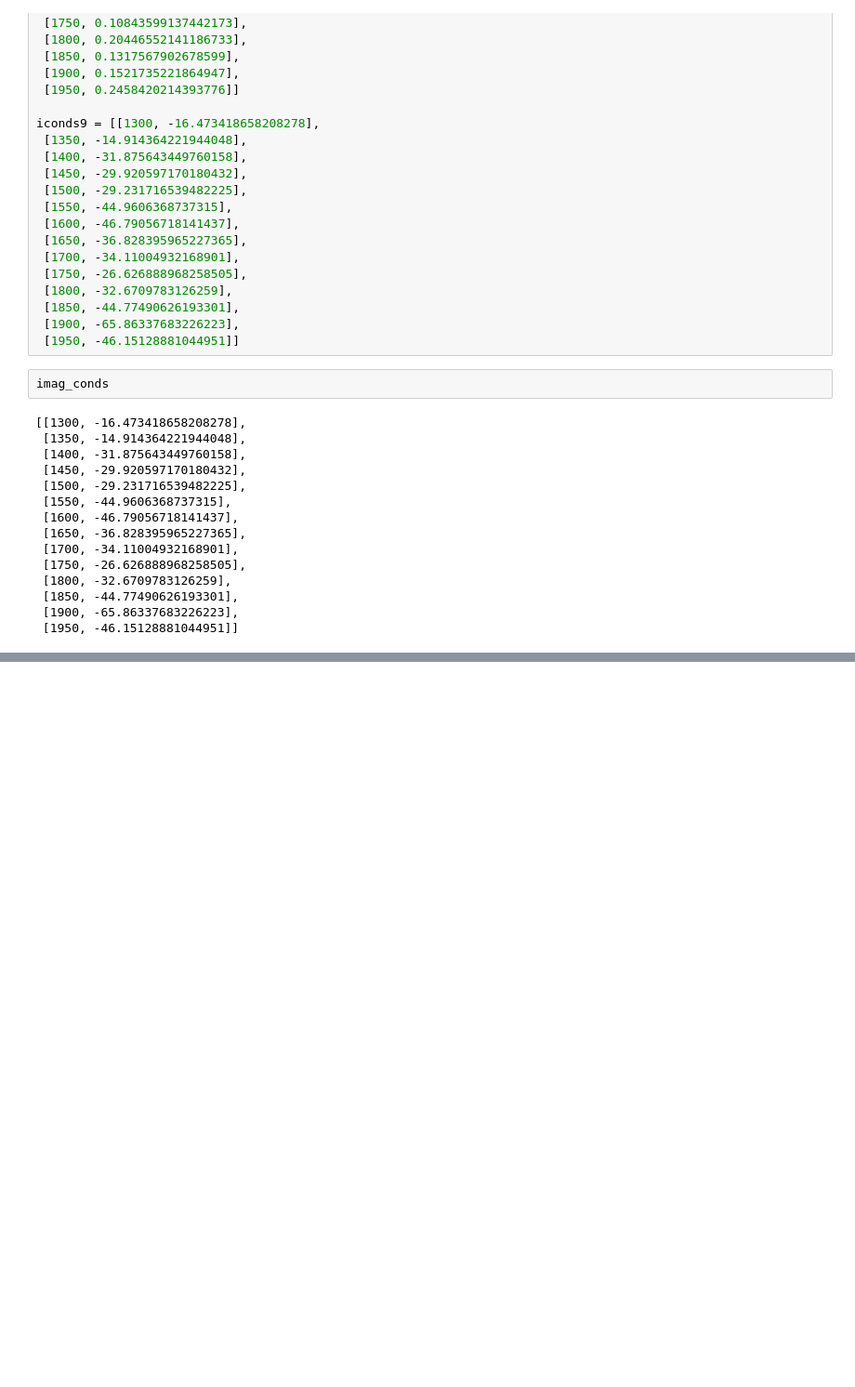
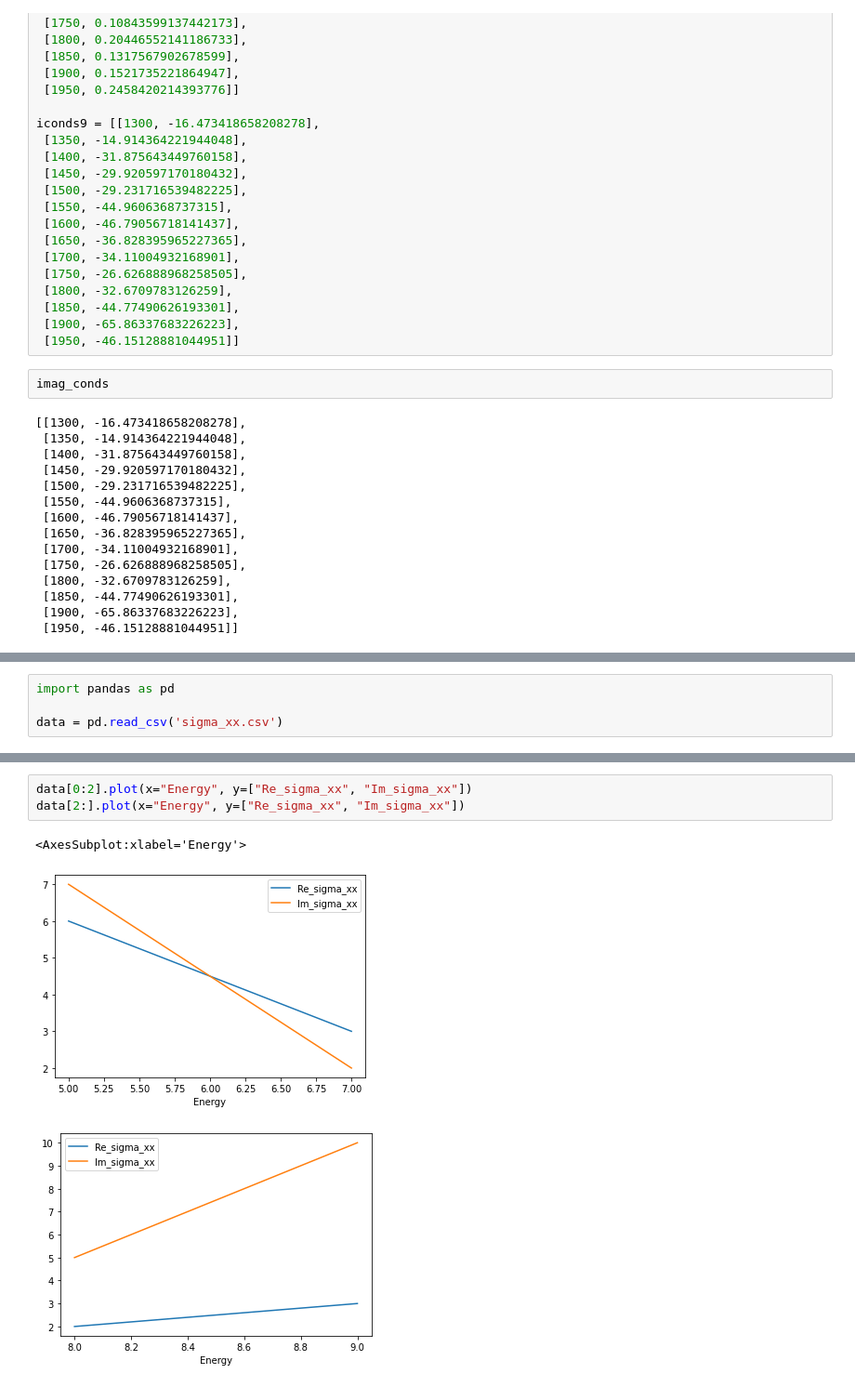
Before and after one commit to begichev/OpticalConstantsTBG, a Jupyter notebook: TbgSigma.ipynb, the cells around one changed output, grey strips where cells are left out. Shown: that part at 93% size. Saved outputs shown, nothing was run; the diff lists cells and outputs as text; blank space fills up the shorter version.

```diff
--- a/TbgSigma.ipynb
+++ b/TbgSigma.ipynb
@@ -371,0 +521,4 @@ imag_conds
+# %%
+import pandas as pd
+
+data = pd.read_csv('sigma_xx.csv')
@@ -371,0 +549,7 @@ imag_conds
+# %%
+data[0:2].plot(x="Energy", y=["Re_sigma_xx", "Im_sigma_xx"])
+data[2:].plot(x="Energy", y=["Re_sigma_xx", "Im_sigma_xx"])
+# %% [output]
+<AxesSubplot:xlabel='Energy'>
+[figure, added]
+[figure, added]
```
Also changed, not shown: parts of 25 cells of this notebook, 18 other files.
